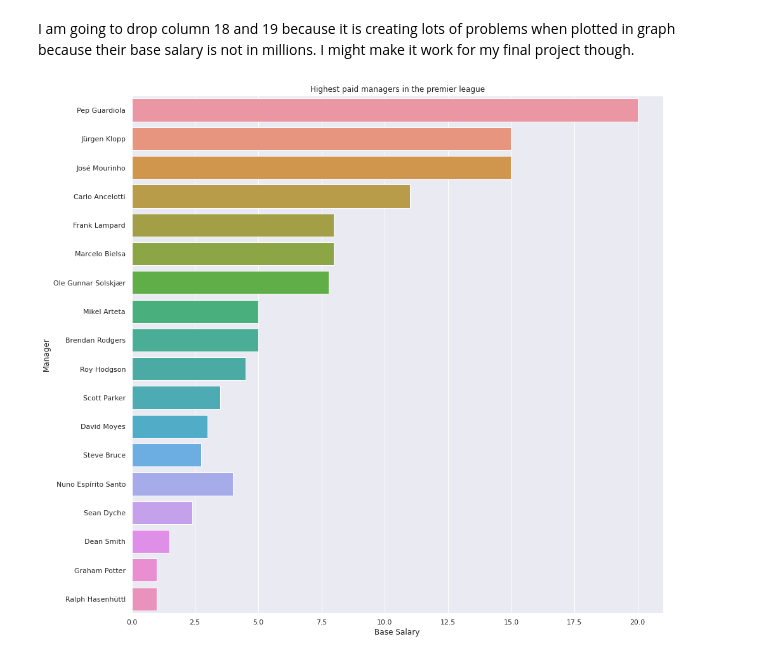
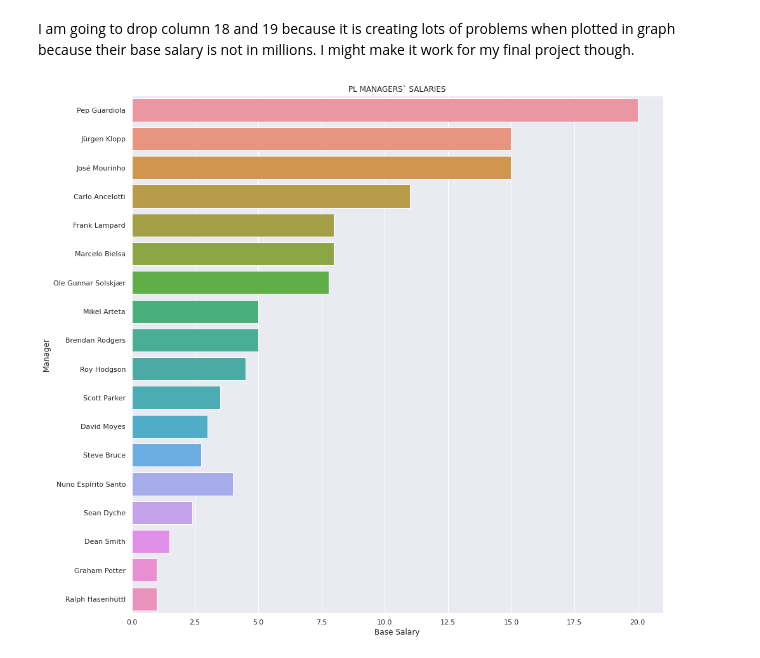
Before and after one commit to subin100/DataVisualization, a Jupyter notebook: Master.ipynb, the cells around one changed output. Drawn from its saved outputs; the diff is of its cells as text; code cells hidden in the pictures.

```diff
--- a/Master.ipynb
+++ b/Master.ipynb
@@ -107,7 +107,7 @@ df1 = df1.drop([18,19])
 # %%
 ax = sns.barplot(data = df1 , x= 'Base Salary', y= "Manager", hue_order= None )
 sns.set(rc={'figure.figsize':(15,15)})
-ax.set_title('Highest paid managers in the premier league')
+ax.set_title('PL MANAGERS` SALARIES')
 plt.show()
 # %% [output]
-[figure, old version]
+[figure, new version]
```
